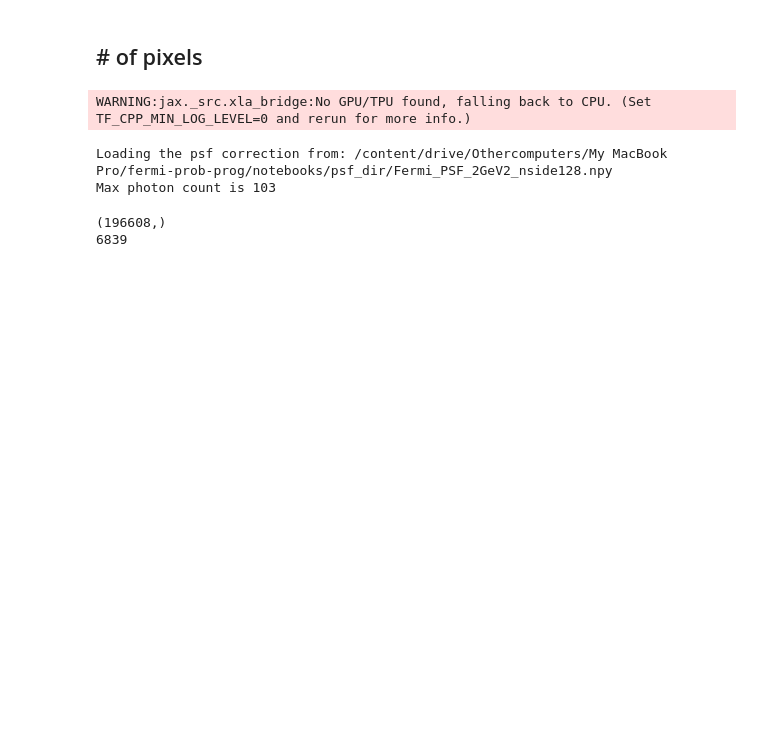
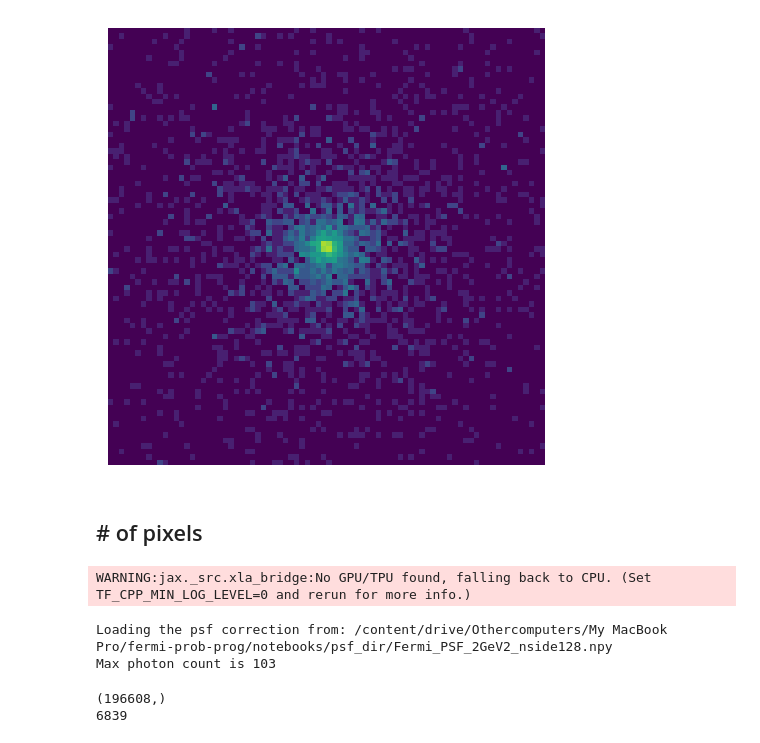
Before and after one commit to smsharma/fermi-prob-prog, a Jupyter notebook: notebooks/xx_plotting.ipynb, the cells around one changed output. Cells and saved outputs as stored; diff of their text form; code cells hidden in the pictures; blank space fills up the shorter version.

```diff
--- a/notebooks/xx_plotting.ipynb
+++ b/notebooks/xx_plotting.ipynb
@@ -71,3 +81,10 @@ plt.rcParams['axes.titlesize'] = 18
+# %%
+plt.imshow(np.clip(np.log(np.flip(counts)), -0.5, None), vmax=np.log(2*np.max(counts)))
+plt.axis('off')
+plt.tight_layout()
+plt.savefig('plots/nfw.png', bbox_inches='tight')
+# %% [output]
+[figure, added]
 # %% [markdown]
 ## \# of pixels
 # %%
```
Also changed, not shown: parts of 22 cells of this notebook, 6 other files.
